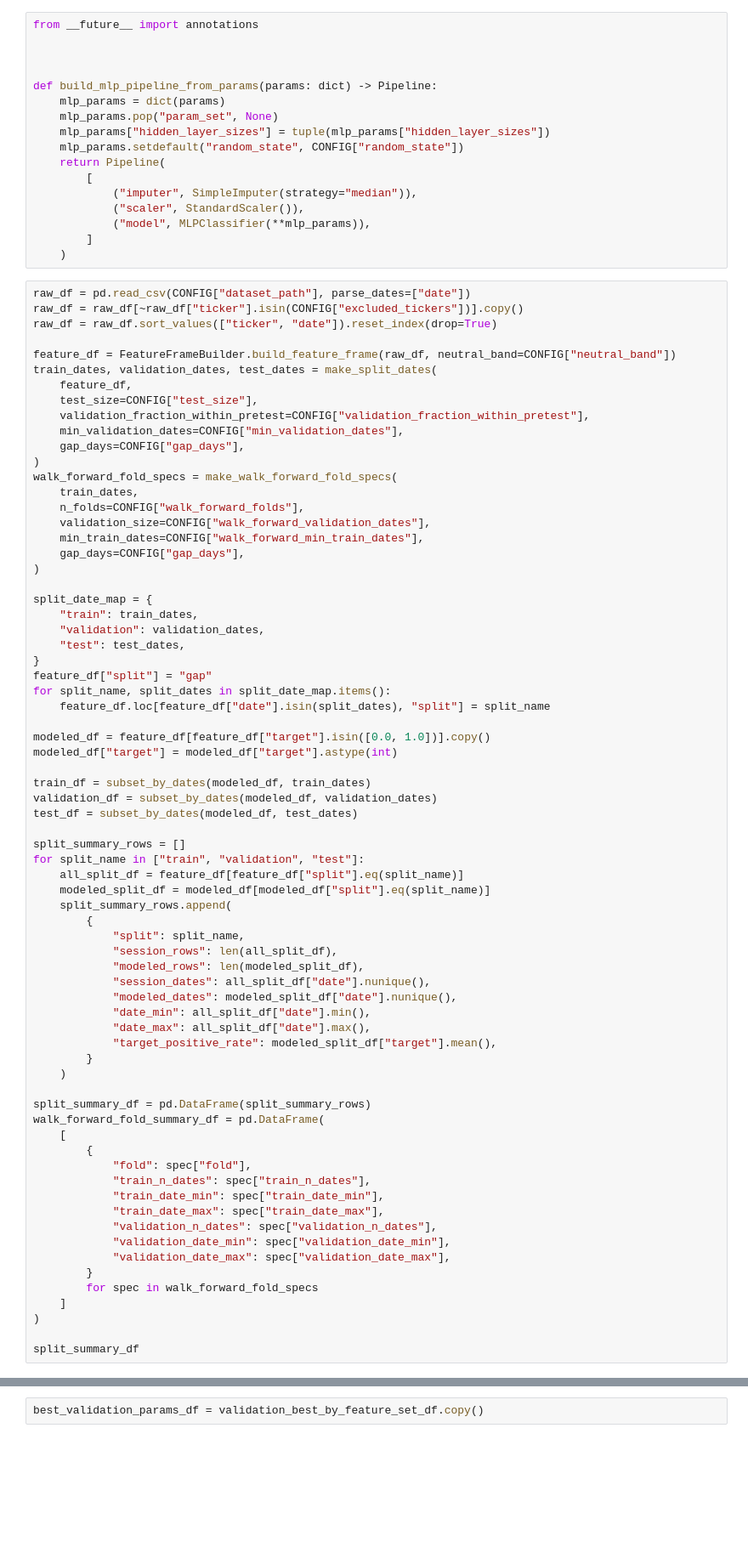
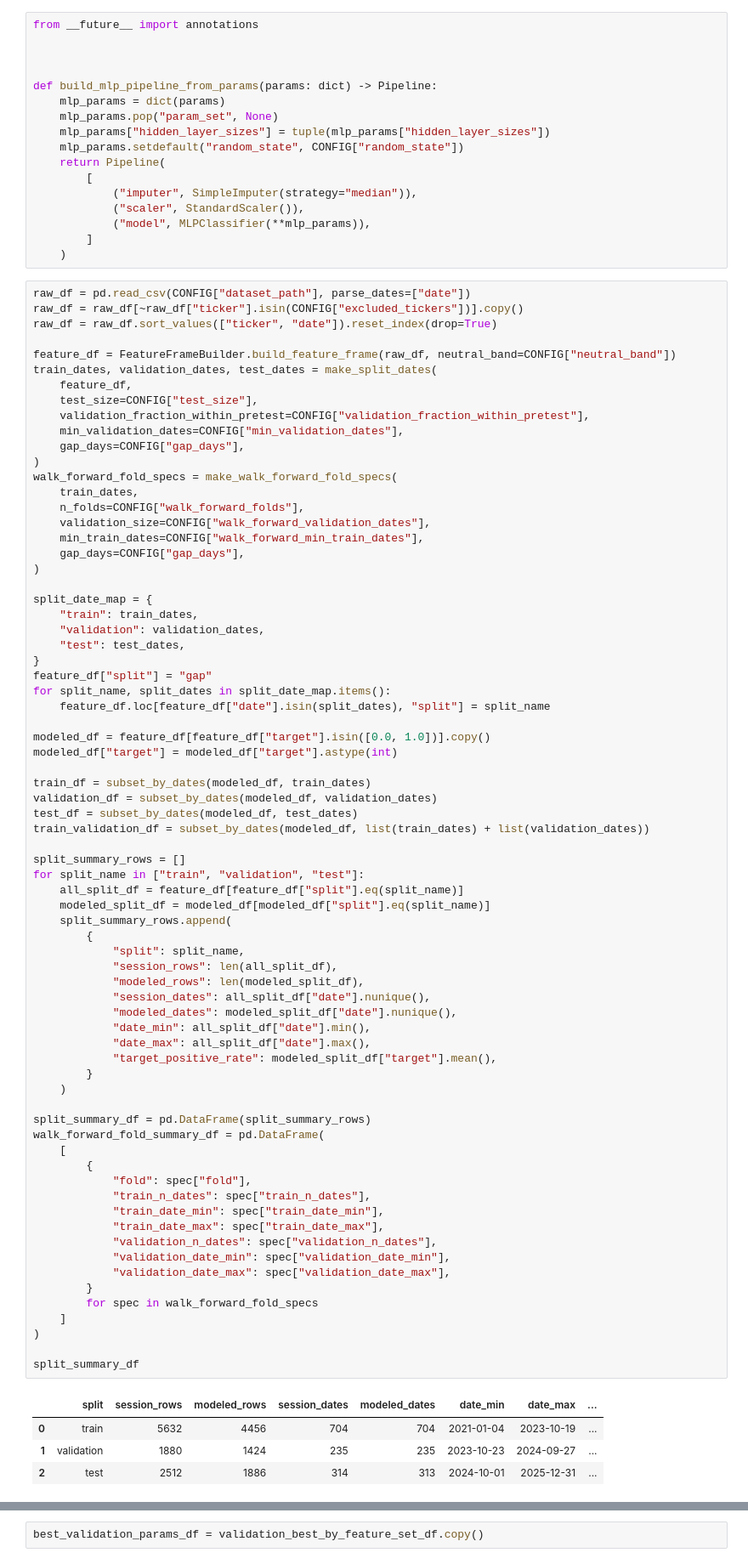
Before and after one commit to filip19992/equity-price-direction-predictor, a Jupyter notebook: notebooks/neutral_net.ipynb, the cells around one changed output, grey strips where cells are left out. Shown at 85% size. Cells and saved outputs as stored; diff of their text form; blank space fills up the shorter version.

```diff
--- a/notebooks/neutral_net.ipynb
+++ b/notebooks/neutral_net.ipynb
@@ -226,6 +236,7 @@ modeled_df["target"] = modeled_df["target"].astype(int)
 train_df = subset_by_dates(modeled_df, train_dates)
 validation_df = subset_by_dates(modeled_df, validation_dates)
 test_df = subset_by_dates(modeled_df, test_dates)
+train_validation_df = subset_by_dates(modeled_df, list(train_dates) + list(validation_dates))
 
 split_summary_rows = []
 for split_name in ["train", "validation", "test"]:
@@ -234,32 +245,37 @@ for split_name in ["train", "validation", "test"]:
     split_summary_rows.append(
         {
             "split": split_name,
             "session_rows": len(all_split_df),
             "modeled_rows": len(modeled_split_df),
             "session_dates": all_split_df["date"].nunique(),
             "modeled_dates": modeled_split_df["date"].nunique(),
             "date_min": all_split_df["date"].min(),
             "date_max": all_split_df["date"].max(),
             "target_positive_rate": modeled_split_df["target"].mean(),
         }
     )
 
 split_summary_df = pd.DataFrame(split_summary_rows)
 walk_forward_fold_summary_df = pd.DataFrame(
     [
         {
             "fold": spec["fold"],
             "train_n_dates": spec["train_n_dates"],
             "train_date_min": spec["train_date_min"],
             "train_date_max": spec["train_date_max"],
             "validation_n_dates": spec["validation_n_dates"],
             "validation_date_min": spec["validation_date_min"],
             "validation_date_max": spec["validation_date_max"],
         }
         for spec in walk_forward_fold_specs
     ]
 )
 
 split_summary_df
+# %% [output]
+|  | split | session_rows | modeled_rows | session_dates | modeled_dates | date_min | date_max | ... |
+| 0 | train | 5632 | 4456 | 704 | 704 | 2021-01-04 | 2023-10-19 | ... |
+| 1 | validation | 1880 | 1424 | 235 | 235 | 2023-10-23 | 2024-09-27 | ... |
+| 2 | test | 2512 | 1886 | 314 | 313 | 2024-10-01 | 2025-12-31 | ... |
 # %%
 walk_forward_fold_summary_df
```
Also changed, not shown: parts of 7 cells of this notebook, 6 other files.
